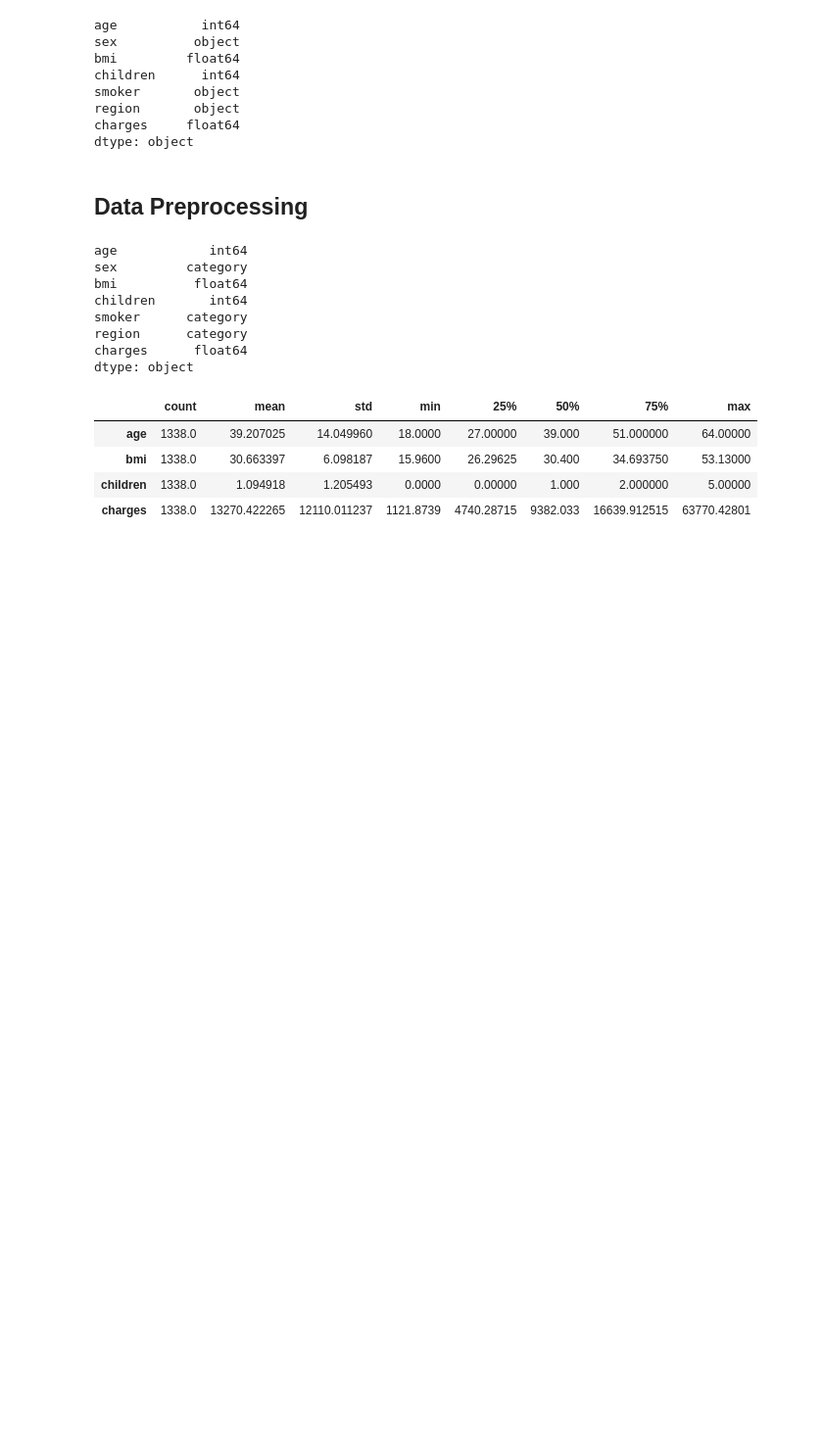
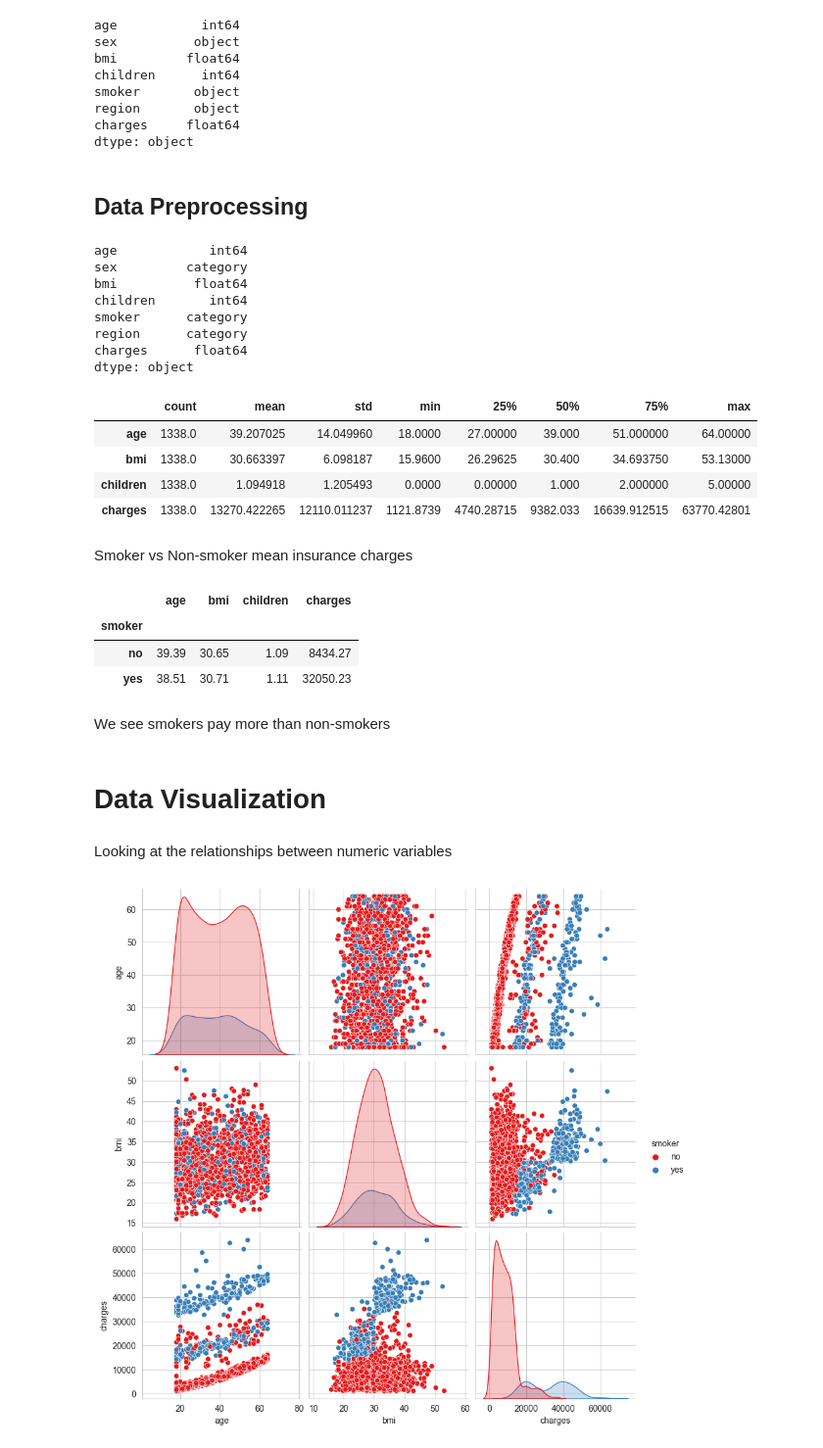
Before and after one commit to DanielBrechner/machine-learning-medical, a Jupyter notebook: app.ipynb, the cells around one changed output. Shown at 98% size. Saved outputs shown, nothing was run; the diff lists cells and outputs as text; code cells hidden in the pictures; blank space fills up the shorter version.

Commit message:
data visualization

```diff
--- a/app.ipynb
+++ b/app.ipynb
@@ -81,3 +82,28 @@ data.describe().T
 | bmi | 1338.0 | 30.663397 | 6.098187 | 15.9600 | 26.29625 | 30.400 | 34.693750 | 53.13000 |
 | children | 1338.0 | 1.094918 | 1.205493 | 0.0000 | 0.00000 | 1.000 | 2.000000 | 5.00000 |
 | charges | 1338.0 | 13270.422265 | 12110.011237 | 1121.8739 | 4740.28715 | 9382.033 | 16639.912515 | 63770.42801 |
+# %% [markdown]
+Smoker vs Non-smoker mean insurance charges
+# %%
+smoke_data = data.groupby("smoker")
+smoke_data.mean(numeric_only=True).round(2)
+# %% [output]
+|  | age | bmi | children | charges |
+| smoker |  |  |  |  |
+| no | 39.39 | 30.65 | 1.09 | 8434.27 |
+| yes | 38.51 | 30.71 | 1.11 | 32050.23 |
+# %% [markdown]
+We see smokers pay more than non-smokers
+# %% [markdown]
+# Data Visualization
+# %% [markdown]
+ Looking at the relationships between numeric variables
+# %%
+sns.set_style('whitegrid')
+sns.pairplot(
+    data[['age', 'bmi', 'charges', 'smoker']],
+    hue = 'smoker',
+    height = 3,
+    palette = 'Set1');
+# %% [output]
+[figure, added]
```
Also changed, not shown: parts of 3 cells of this notebook.
